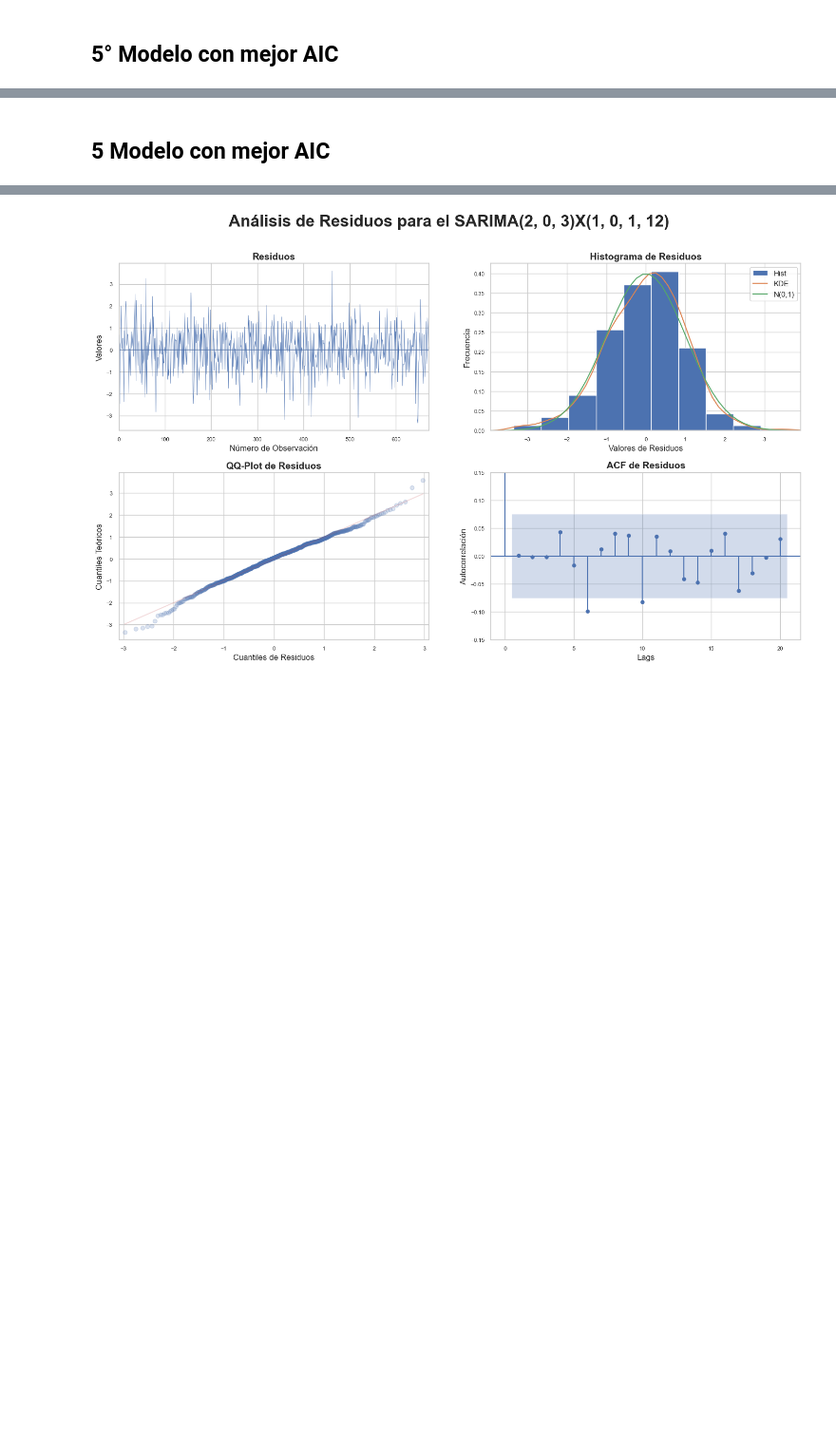
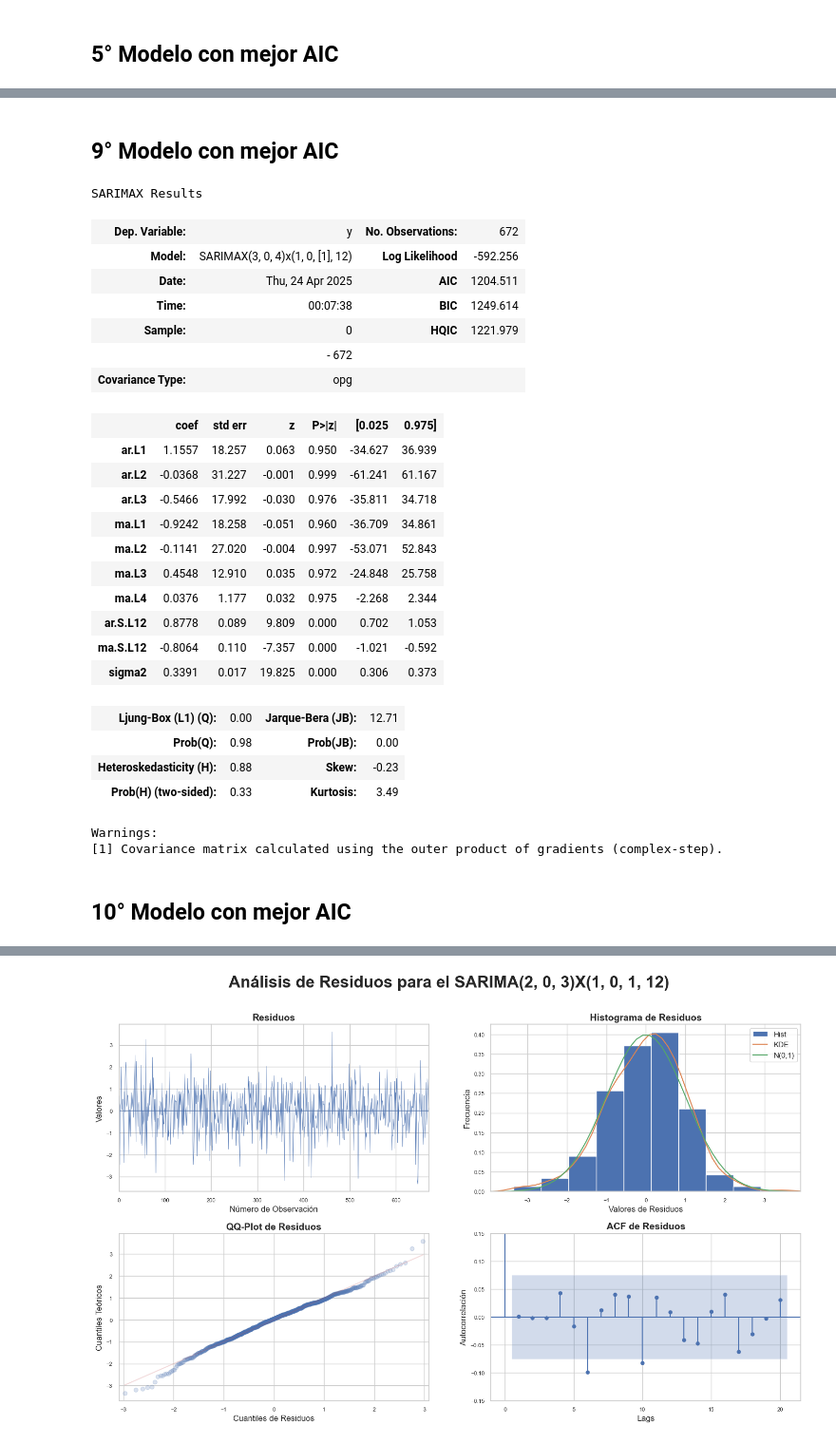
Before and after one commit to heritaco/Time-Series, a Jupyter notebook: 05-SARIMA/Precipitacion en Puebla.ipynb, the cells around one changed output, grey strips where cells are left out. Shown at 95% size. Drawn from its saved outputs; the diff is of its cells as text; code cells hidden in the pictures; blank space fills up the shorter version.

```diff
--- a/05-SARIMA/Precipitacion en Puebla.ipynb
+++ b/05-SARIMA/Precipitacion en Puebla.ipynb
@@ -552,10 +695,38 @@ modelo.summary()
+# %% [markdown]
+## **9° Modelo con mejor AIC**
 # %%
 modelo=SARIMAX(ypre,
-               order=(2,0,4),
+               order=(3,0,4),
                seasonal_order=(1,0,1,12)).fit()
 
 modelo.summary()
+# %% [output]
+SARIMAX Results
+| Dep. Variable: | y | No. Observations: | 672 |
+| Model: | SARIMAX(3, 0, 4)x(1, 0, [1], 12) | Log Likelihood | -592.256 |
+| Date: | Thu, 24 Apr 2025 | AIC | 1204.511 |
+| Time: | 00:07:38 | BIC | 1249.614 |
+| Sample: | 0 | HQIC | 1221.979 |
+|  | - 672 |  |  |
+| Covariance Type: | opg |  |  |
+|  | coef | std err | z | P>|z| | [0.025 | 0.975] |
+| ar.L1 | 1.1557 | 18.257 | 0.063 | 0.950 | -34.627 | 36.939 |
+| ar.L2 | -0.0368 | 31.227 | -0.001 | 0.999 | -61.241 | 61.167 |
+| ar.L3 | -0.5466 | 17.992 | -0.030 | 0.976 | -35.811 | 34.718 |
+| ma.L1 | -0.9242 | 18.258 | -0.051 | 0.960 | -36.709 | 34.861 |
+| ma.L2 | -0.1141 | 27.020 | -0.004 | 0.997 | -53.071 | 52.843 |
+| ma.L3 | 0.4548 | 12.910 | 0.035 | 0.972 | -24.848 | 25.758 |
+| ma.L4 | 0.0376 | 1.177 | 0.032 | 0.975 | -2.268 | 2.344 |
+| ar.S.L12 | 0.8778 | 0.089 | 9.809 | 0.000 | 0.702 | 1.053 |
+| ma.S.L12 | -0.8064 | 0.110 | -7.357 | 0.000 | -1.021 | -0.592 |
+| sigma2 | 0.3391 | 0.017 | 19.825 | 0.000 | 0.306 | 0.373 |
+| Ljung-Box (L1) (Q): | 0.00 | Jarque-Bera (JB): | 12.71 |
+| Prob(Q): | 0.98 | Prob(JB): | 0.00 |
+| Heteroskedasticity (H): | 0.88 | Skew: | -0.23 |
+| Prob(H) (two-sided): | 0.33 | Kurtosis: | 3.49 |
+Warnings:
+[1] Covariance matrix calculated using the outer product of gradients (complex-step).
 # %% [markdown]
-## **5 Modelo con mejor AIC**
+## **10° Modelo con mejor AIC**
 # %%
 modelo=SARIMAX(ypre,
```
Also changed, not shown: parts of 36 cells of this notebook, 6 other files.
